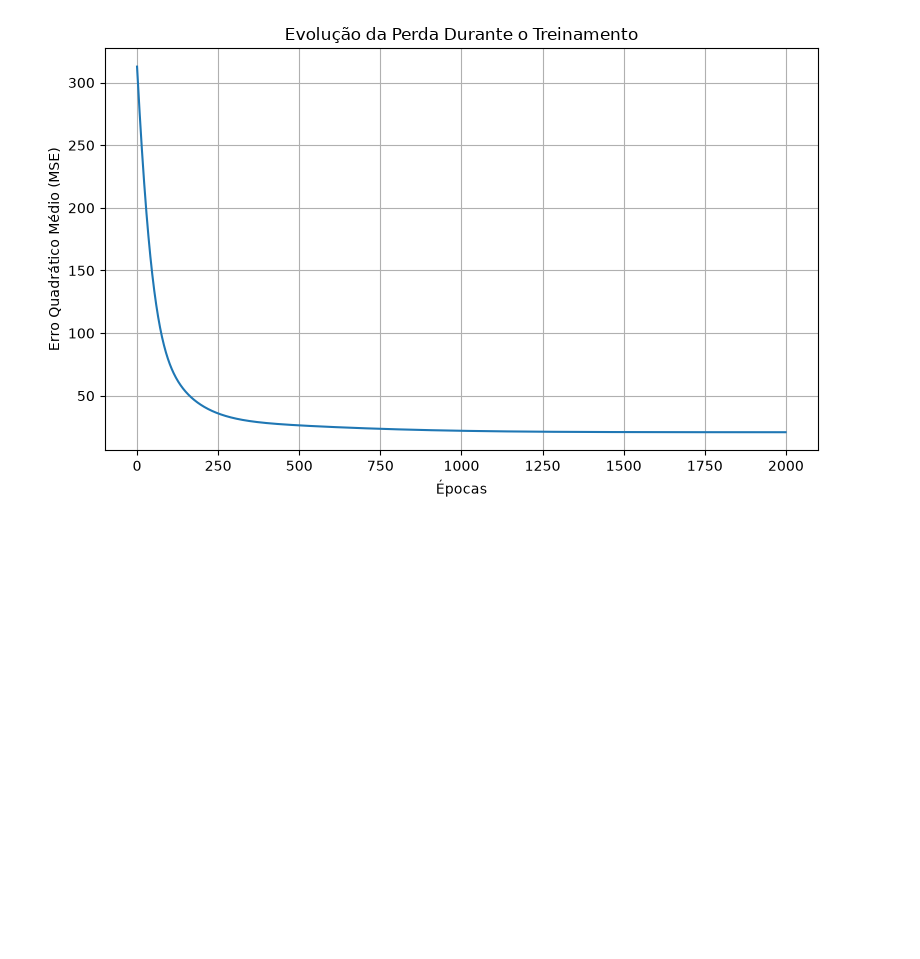
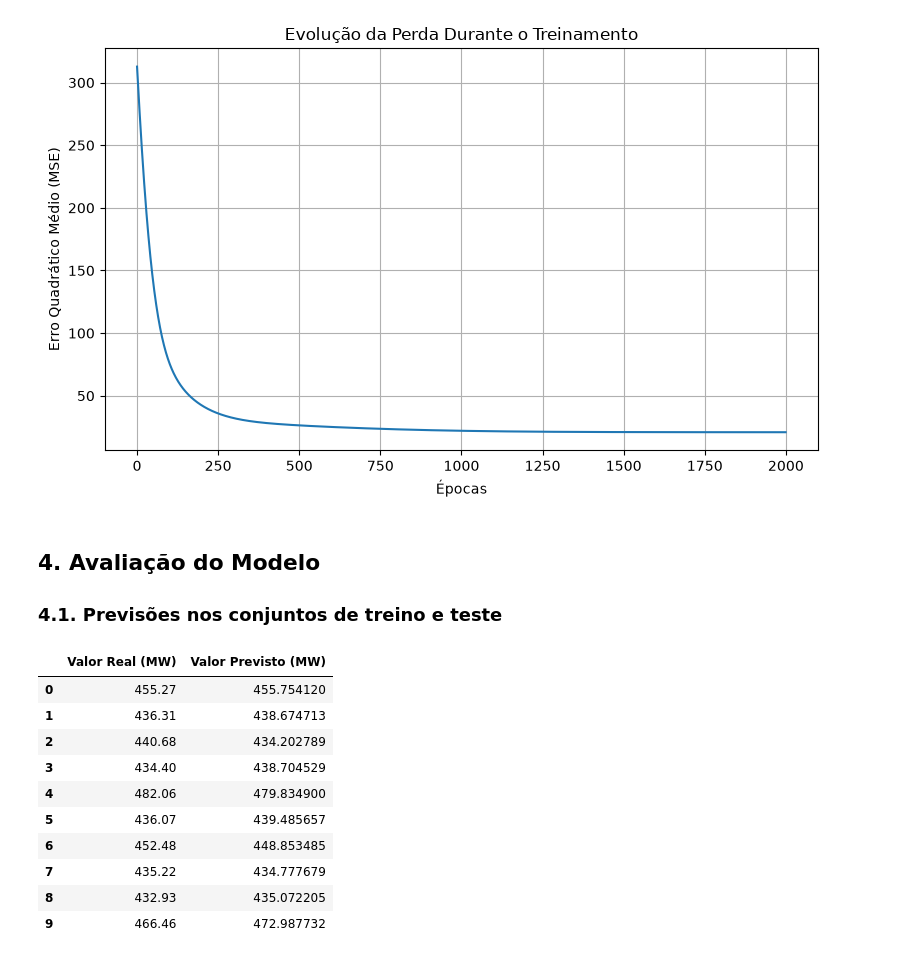
Before and after one commit to Pedrollucas/Sistemas-Inteligentes, a Jupyter notebook: notebooks/01_regresao_linear.ipynb, the cells around one changed output. Cells and saved outputs as stored; diff of their text form; code cells hidden in the pictures; blank space fills up the shorter version.

```diff
--- a/notebooks/01_regresao_linear.ipynb
+++ b/notebooks/01_regresao_linear.ipynb
@@ -254,3 +254,35 @@ plt.tight_layout()
 plt.show()
 # %% [output]
 [figure]
+# %% [markdown]
+## 4. Avaliação do Modelo
+
+### 4.1. Previsões nos conjuntos de treino e teste
+# %%
+modelo.eval()
+
+with torch.no_grad():
+    pred_treino = modelo(X_treino_tensor).numpy().flatten()
+    pred_teste = modelo(X_teste_tensor).numpy().flatten()
+
+real_treino = y_treino.to_numpy()
+real_teste = y_teste.to_numpy()
+
+comparacao = pd.DataFrame({
+    "Valor Real (MW)": real_teste,
+    "Valor Previsto (MW)": pred_teste
+})
+
+display(comparacao.head(10))
+# %% [output]
+|  | Valor Real (MW) | Valor Previsto (MW) |
+| 0 | 455.27 | 455.754120 |
+| 1 | 436.31 | 438.674713 |
+| 2 | 440.68 | 434.202789 |
+| 3 | 434.40 | 438.704529 |
+| 4 | 482.06 | 479.834900 |
+| 5 | 436.07 | 439.485657 |
+| 6 | 452.48 | 448.853485 |
+| 7 | 435.22 | 434.777679 |
+| 8 | 432.93 | 435.072205 |
+| 9 | 466.46 | 472.987732 |
```
Also changed, not shown: parts of 7 cells of this notebook.
